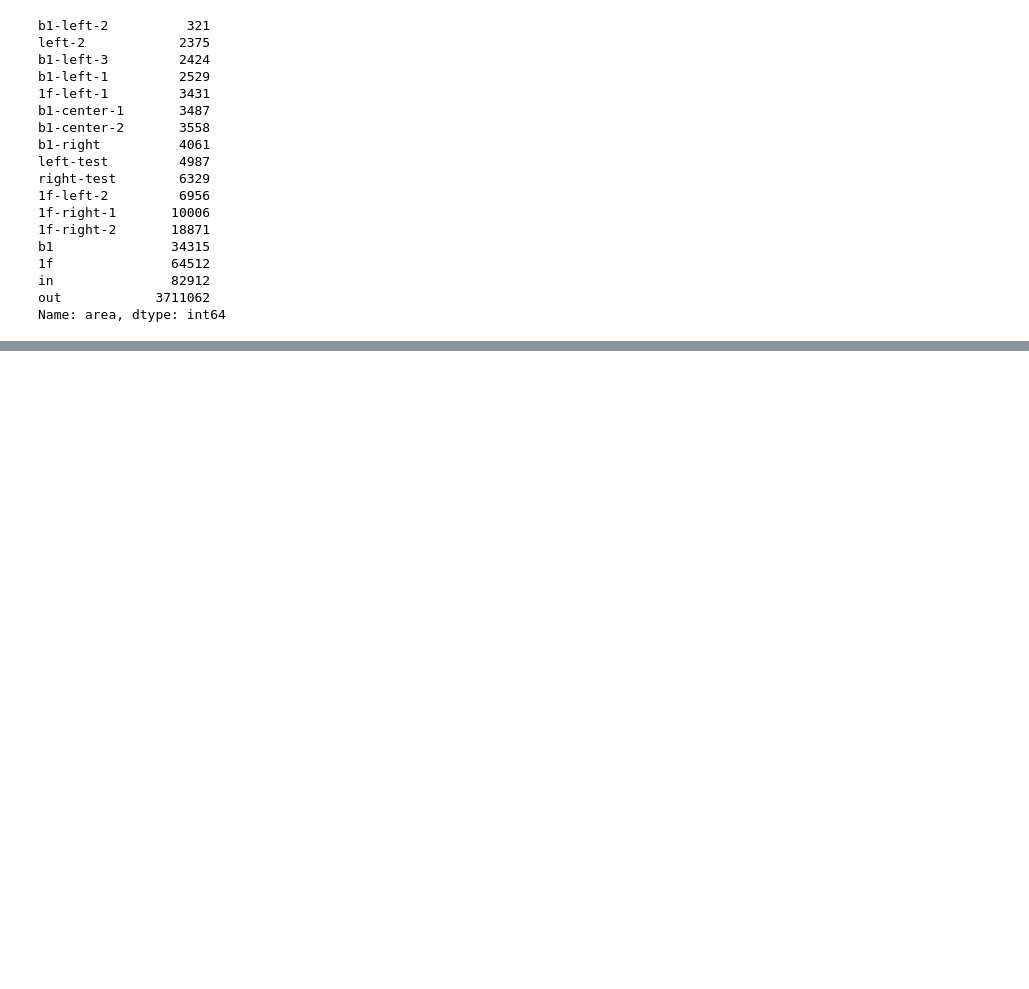
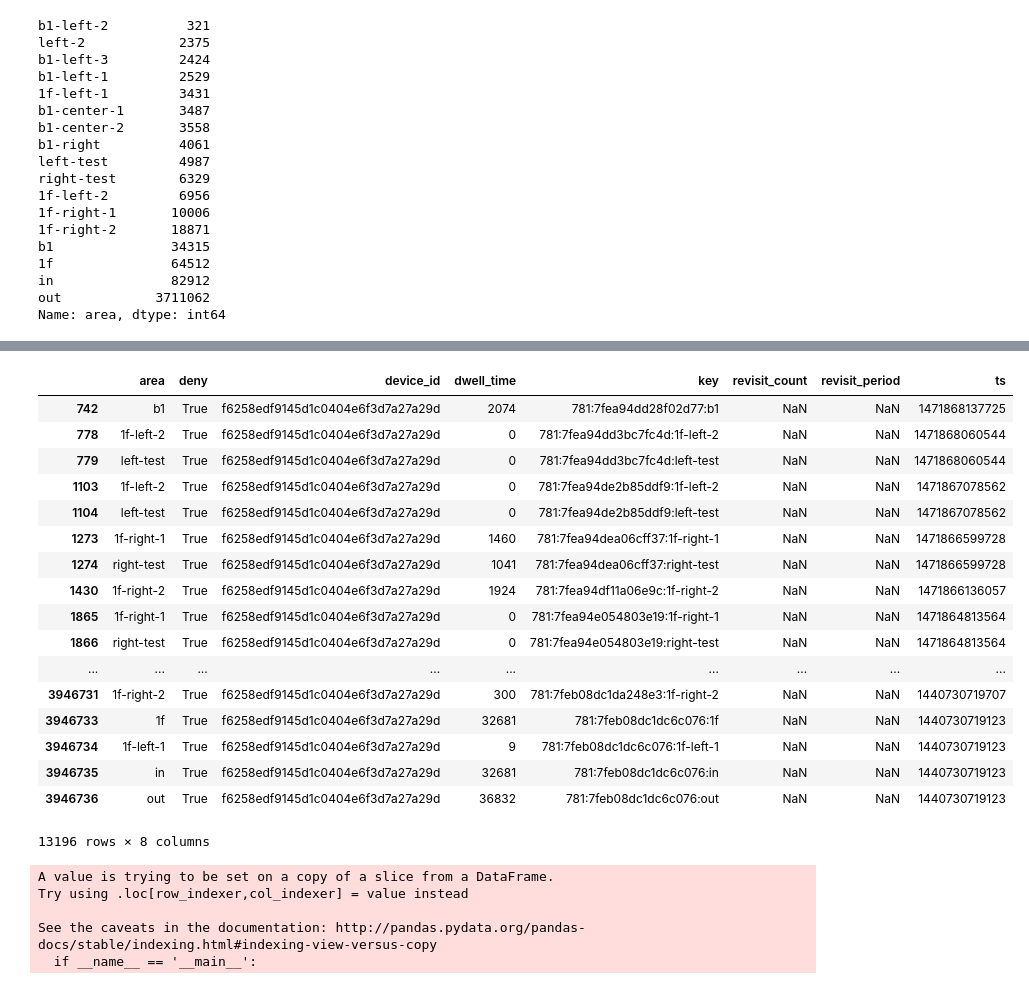
Before and after one commit to Yoo-Ju/MSRA_proposal_wifi_log, a Jupyter notebook: notebook/basic_analysis.ipynb, the cells around one changed output, grey strips where cells are left out. Cells and saved outputs as stored; diff of their text form; code cells hidden in the pictures; blank space fills up the shorter version.

```diff
--- a/notebook/basic_analysis.ipynb
+++ b/notebook/basic_analysis.ipynb
@@ -124,3 +152,6 @@ b1               34315
 in               82912
 out            3711062
 Name: area, dtype: int64
+# %%
+criterion = df['device_id'].map(lambda x: x.startswith('f6258edf9145d1c0404e6f3d7a27a29d'))
+df_f6258 = df[criterion]
@@ -126,0 +179,29 @@ Name: area, dtype: int64
+# %%
+df_f6258
+# %% [output]
+|  | area | deny | device_id | dwell_time | key | revisit_count | revisit_period | ts |
+| 742 | b1 | True | f6258edf9145d1c0404e6f3d7a27a29d | 2074 | 781:7fea94dd28f02d77:b1 | NaN | NaN | 1471868137725 |
+| 778 | 1f-left-2 | True | f6258edf9145d1c0404e6f3d7a27a29d | 0 | 781:7fea94dd3bc7fc4d:1f-left-2 | NaN | NaN | 1471868060544 |
+| 779 | left-test | True | f6258edf9145d1c0404e6f3d7a27a29d | 0 | 781:7fea94dd3bc7fc4d:left-test | NaN | NaN | 1471868060544 |
+| 1103 | 1f-left-2 | True | f6258edf9145d1c0404e6f3d7a27a29d | 0 | 781:7fea94de2b85ddf9:1f-left-2 | NaN | NaN | 1471867078562 |
+| 1104 | left-test | True | f6258edf9145d1c0404e6f3d7a27a29d | 0 | 781:7fea94de2b85ddf9:left-test | NaN | NaN | 1471867078562 |
+| 1273 | 1f-right-1 | True | f6258edf9145d1c0404e6f3d7a27a29d | 1460 | 781:7fea94dea06cff37:1f-right-1 | NaN | NaN | 1471866599728 |
+| 1274 | right-test | True | f6258edf9145d1c0404e6f3d7a27a29d | 1041 | 781:7fea94dea06cff37:right-test | NaN | NaN | 1471866599728 |
+| 1430 | 1f-right-2 | True | f6258edf9145d1c0404e6f3d7a27a29d | 1924 | 781:7fea94df11a06e9c:1f-right-2 | NaN | NaN | 1471866136057 |
+| 1865 | 1f-right-1 | True | f6258edf9145d1c0404e6f3d7a27a29d | 0 | 781:7fea94e054803e19:1f-right-1 | NaN | NaN | 1471864813564 |
+| 1866 | right-test | True | f6258edf9145d1c0404e6f3d7a27a29d | 0 | 781:7fea94e054803e19:right-test | NaN | NaN | 1471864813564 |
+| ... | ... | ... | ... | ... | ... | ... | ... | ... |
+| 3946731 | 1f-right-2 | True | f6258edf9145d1c0404e6f3d7a27a29d | 300 | 781:7feb08dc1da248e3:1f-right-2 | NaN | NaN | 1440730719707 |
+| 3946733 | 1f | True | f6258edf9145d1c0404e6f3d7a27a29d | 32681 | 781:7feb08dc1dc6c076:1f | NaN | NaN | 1440730719123 |
+| 3946734 | 1f-left-1 | True | f6258edf9145d1c0404e6f3d7a27a29d | 9 | 781:7feb08dc1dc6c076:1f-left-1 | NaN | NaN | 1440730719123 |
+| 3946735 | in | True | f6258edf9145d1c0404e6f3d7a27a29d | 32681 | 781:7feb08dc1dc6c076:in | NaN | NaN | 1440730719123 |
+| 3946736 | out | True | f6258edf9145d1c0404e6f3d7a27a29d | 36832 | 781:7feb08dc1dc6c076:out | NaN | NaN | 1440730719123 |
+13196 rows × 8 columns
+# %%
+df_f6258['ts'] = df_f6258['ts'].apply(lambda x: datetime.datetime.fromtimestamp(int(x/1000)).strftime('%Y-%m-%d %H:%M:%S'))
+# %% [output]
+A value is trying to be set on a copy of a slice from a DataFrame.
+Try using .loc[row_indexer,col_indexer] = value instead
+
+See the caveats in the documentation: http://pandas.pydata.org/pandas-docs/stable/indexing.html#indexing-view-versus-copy
+  if __name__ == '__main__':
```
Also changed, not shown: parts of 25 cells of this notebook, 3 other files.
